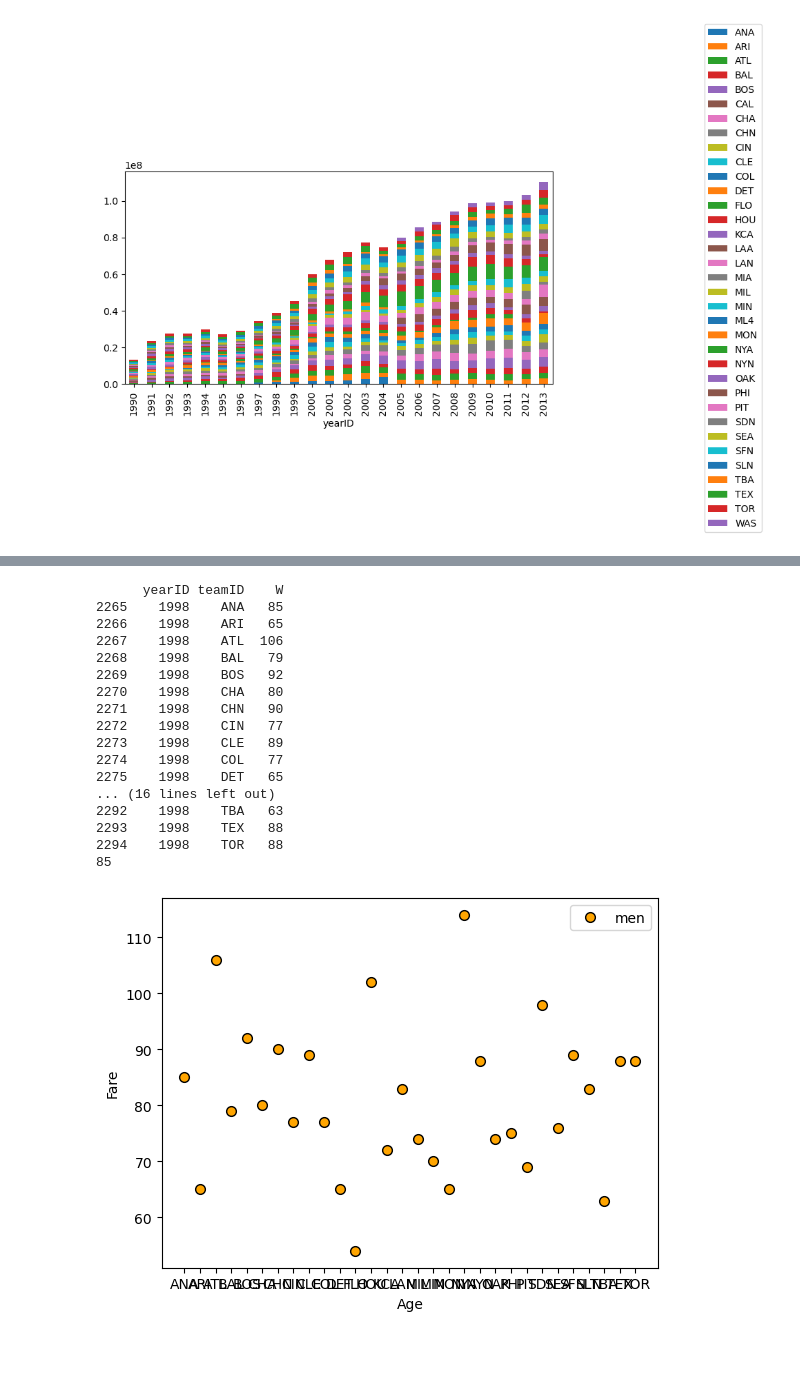
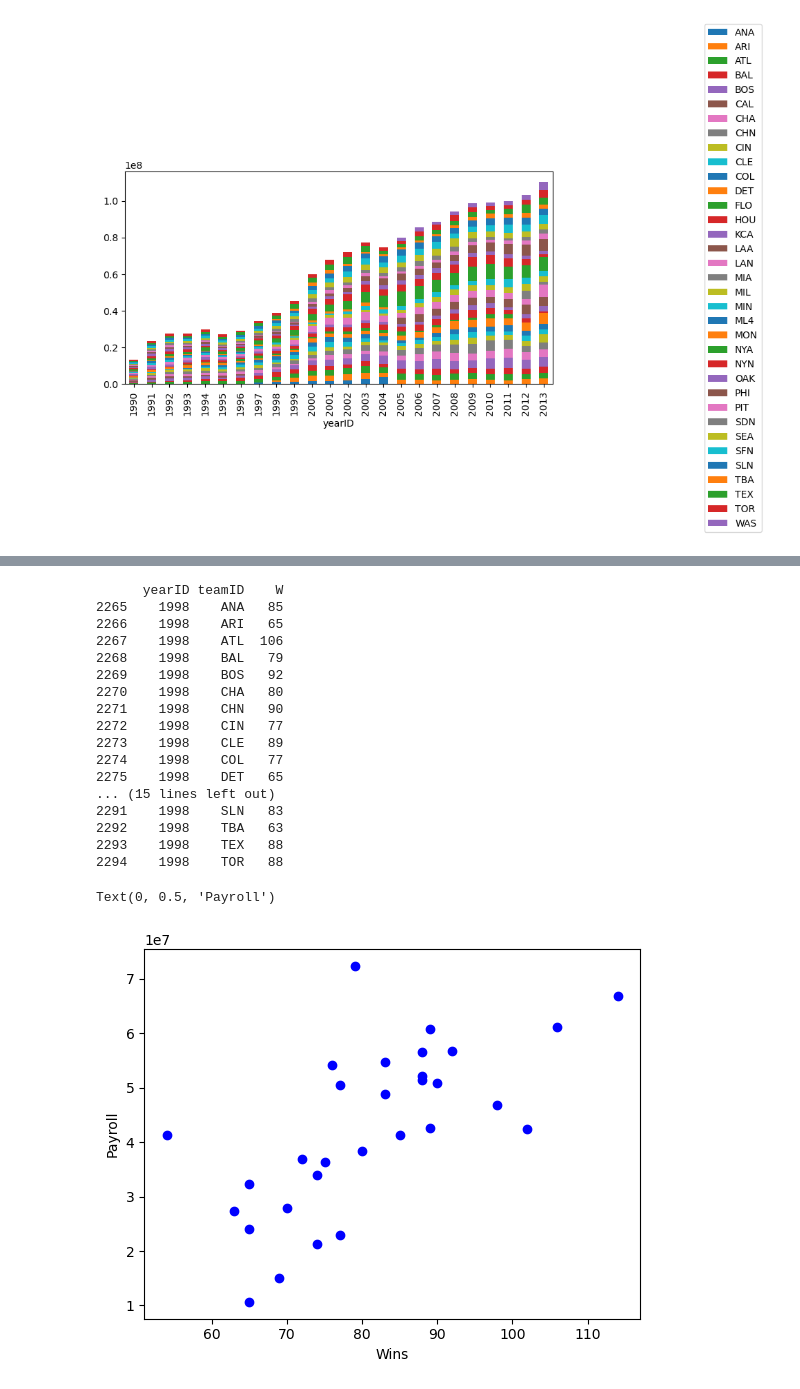
Before and after one commit to RyanColorado04/DataScience, a Jupyter notebook: homework2/hmwk2.ipynb, the cells around one changed output, grey strips where cells are left out. Drawn from its saved outputs; the diff is of its cells as text; code cells hidden in the pictures; blank space fills up the shorter version.

```diff
--- a/homework2/hmwk2.ipynb
+++ b/homework2/hmwk2.ipynb
@@ -562,15 +544,20 @@ dat = dat['W'] # select the 'wins' column
 dat = dat.sum().reset_index()
 # isolate just the wins for the year 1998
 dat = dat.loc[dat['yearID'] == 1998]
-# dat = dat.set_index('teamID')
 print(dat)
-# print(dat.iloc[0][1])
-# dat[dat['model'].str.match('Mac')]
-s = dat.loc[dat['teamID'] == 'ANA'].iloc[0][2]
-print(s)
-#print(s.iloc[0][2])
+s = dat.loc[dat['teamID'] == 'OAK'].iloc[0][2]
 teams = dat['teamID'].to_numpy()
 wins = dat['W'].to_numpy()
+
+#sals = pd.read_csv('Salaries.csv').groupby(['yearID', 'teamID'])['salary'].sum().reset_index().fillna(0)
+sals = pd.read_csv('Salaries.csv')
+sals = sals.groupby(['yearID', 'teamID'])
+sals = sals['salary'] # select the 'salary' column
+sals = sals.sum().reset_index()
+sals = sals.loc[sals['yearID'] == 1998]
+sals = sals.fillna(0)
+payroll = sals['salary'].to_numpy()
+#print(payroll)
 # %% [output]
       yearID teamID    W
 2265    1998    ANA   85
@@ -584,15 +571,24 @@ wins = dat['W'].to_numpy()
 2273    1998    CLE   89
 2274    1998    COL   77
 2275    1998    DET   65
-... (16 lines left out)
+... (15 lines left out)
+2291    1998    SLN   83
 2292    1998    TBA   63
 2293    1998    TEX   88
 2294    1998    TOR   88
-85
-# %%
-plt.plot(teams, wins,  label='men', linestyle='None', marker='o', color='orange', mec='k', ms=7)
-plt.ylabel('Fare')
-plt.xlabel('Age')
-plt.legend(loc='upper right');
-# %% [output]
-[figure, removed]
+# %%
+
+# OAK = 20
+i = 0
+# plt.plot(wins, payroll, linestyle='None', marker='o', color=c)
+
+for i in range(0, len(wins)):
+    x = wins[i]
+    y = payroll[i]
+    plt.plot(x, y, 'bo')
+
+plt.xlabel('Wins')
+plt.ylabel('Payroll')
+# %% [output]
+Text(0, 0.5, 'Payroll')
+[figure, added]
```
Also changed, not shown: parts of 2 cells of this notebook.
